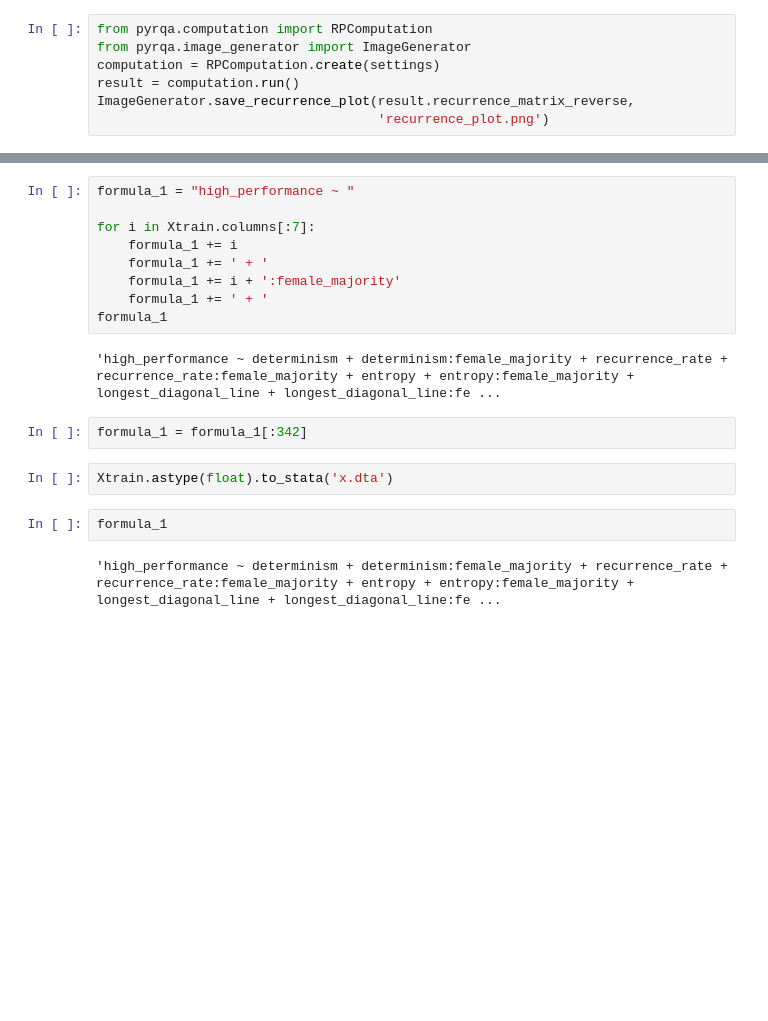
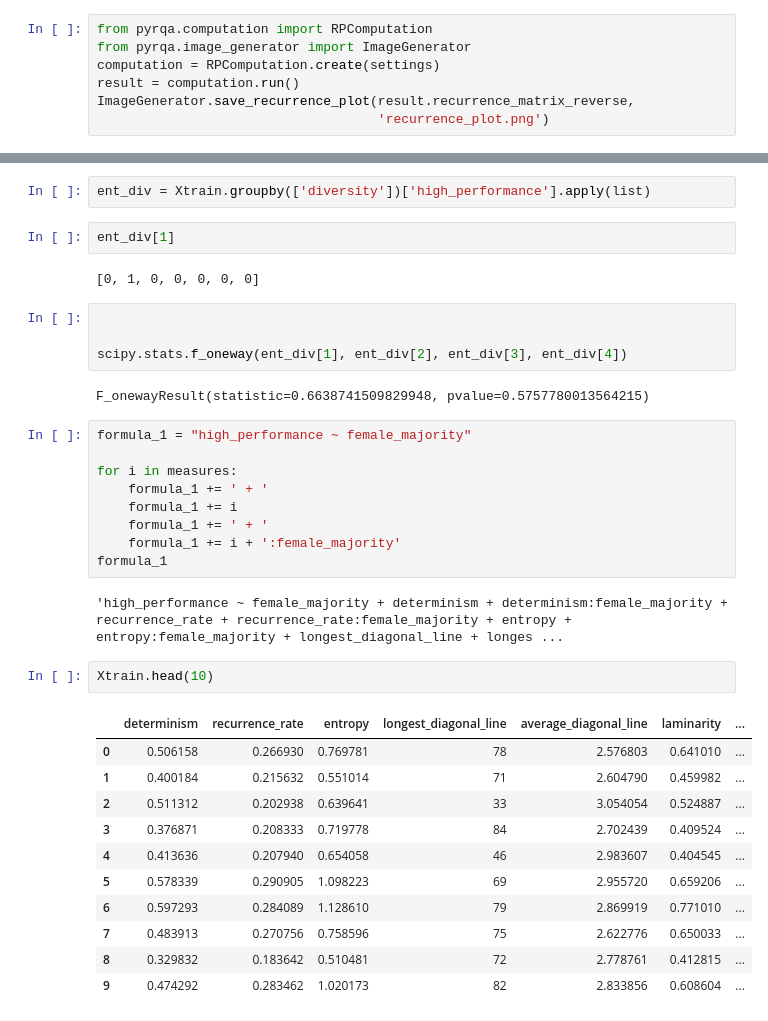
Before and after one commit to The-Language-and-Learning-Analytics-Lab/cult-div-rqa, a Jupyter notebook: Analysis.ipynb, the cells around one changed output, grey strips where cells are left out. Saved outputs shown, nothing was run; the diff lists cells and outputs as text; blank space fills up the shorter version.

```diff
--- a/Analysis.ipynb
+++ b/Analysis.ipynb
@@ -112,20 +124,38 @@ Index(['determinism', 'recurrence_rate', 'entropy', 'longest_diagonal_line',
+# %%
+ent_div = Xtrain.groupby(['diversity'])['high_performance'].apply(list)
+# %%
+ent_div[1]
+# %% [output]
+[0, 1, 0, 0, 0, 0, 0]
+# %%
+
+
+scipy.stats.f_oneway(ent_div[1], ent_div[2], ent_div[3], ent_div[4])
+# %% [output]
+F_onewayResult(statistic=0.6638741509829948, pvalue=0.5757780013564215)
 # %%
-formula_1 = "high_performance ~ "
+formula_1 = "high_performance ~ female_majority"
 
-for i in Xtrain.columns[:7]:
+for i in measures:
+    formula_1 += ' + '
     formula_1 += i
     formula_1 += ' + '
     formula_1 += i + ':female_majority'
-    formula_1 += ' + '
 formula_1
 # %% [output]
-'high_performance ~ determinism + determinism:female_majority + recurrence_rate + recurrence_rate:female_majority + entropy + entropy:female_majority + longest_diagonal_line + longest_diagonal_line:fe ...
+'high_performance ~ female_majority + determinism + determinism:female_majority + recurrence_rate + recurrence_rate:female_majority + entropy + entropy:female_majority + longest_diagonal_line + longes ...
-# %%
-formula_1 = formula_1[:342]
-# %%
-Xtrain.astype(float).to_stata('x.dta')
-# %%
-formula_1
-# %% [output]
-'high_performance ~ determinism + determinism:female_majority + recurrence_rate + recurrence_rate:female_majority + entropy + entropy:female_majority + longest_diagonal_line + longest_diagonal_line:fe ...
+# %%
+Xtrain.head(10)
+# %% [output]
+|  | determinism | recurrence_rate | entropy | longest_diagonal_line | average_diagonal_line | laminarity | ... |
+| 0 | 0.506158 | 0.266930 | 0.769781 | 78 | 2.576803 | 0.641010 | ... |
+| 1 | 0.400184 | 0.215632 | 0.551014 | 71 | 2.604790 | 0.459982 | ... |
+| 2 | 0.511312 | 0.202938 | 0.639641 | 33 | 3.054054 | 0.524887 | ... |
+| 3 | 0.376871 | 0.208333 | 0.719778 | 84 | 2.702439 | 0.409524 | ... |
+| 4 | 0.413636 | 0.207940 | 0.654058 | 46 | 2.983607 | 0.404545 | ... |
+| 5 | 0.578339 | 0.290905 | 1.098223 | 69 | 2.955720 | 0.659206 | ... |
+| 6 | 0.597293 | 0.284089 | 1.128610 | 79 | 2.869919 | 0.771010 | ... |
+| 7 | 0.483913 | 0.270756 | 0.758596 | 75 | 2.622776 | 0.650033 | ... |
+| 8 | 0.329832 | 0.183642 | 0.510481 | 72 | 2.778761 | 0.412815 | ... |
+| 9 | 0.474292 | 0.283462 | 1.020173 | 82 | 2.833856 | 0.608604 | ... |
 # %%
```
Also changed, not shown: parts of 28 cells of this notebook, 11 other files.
